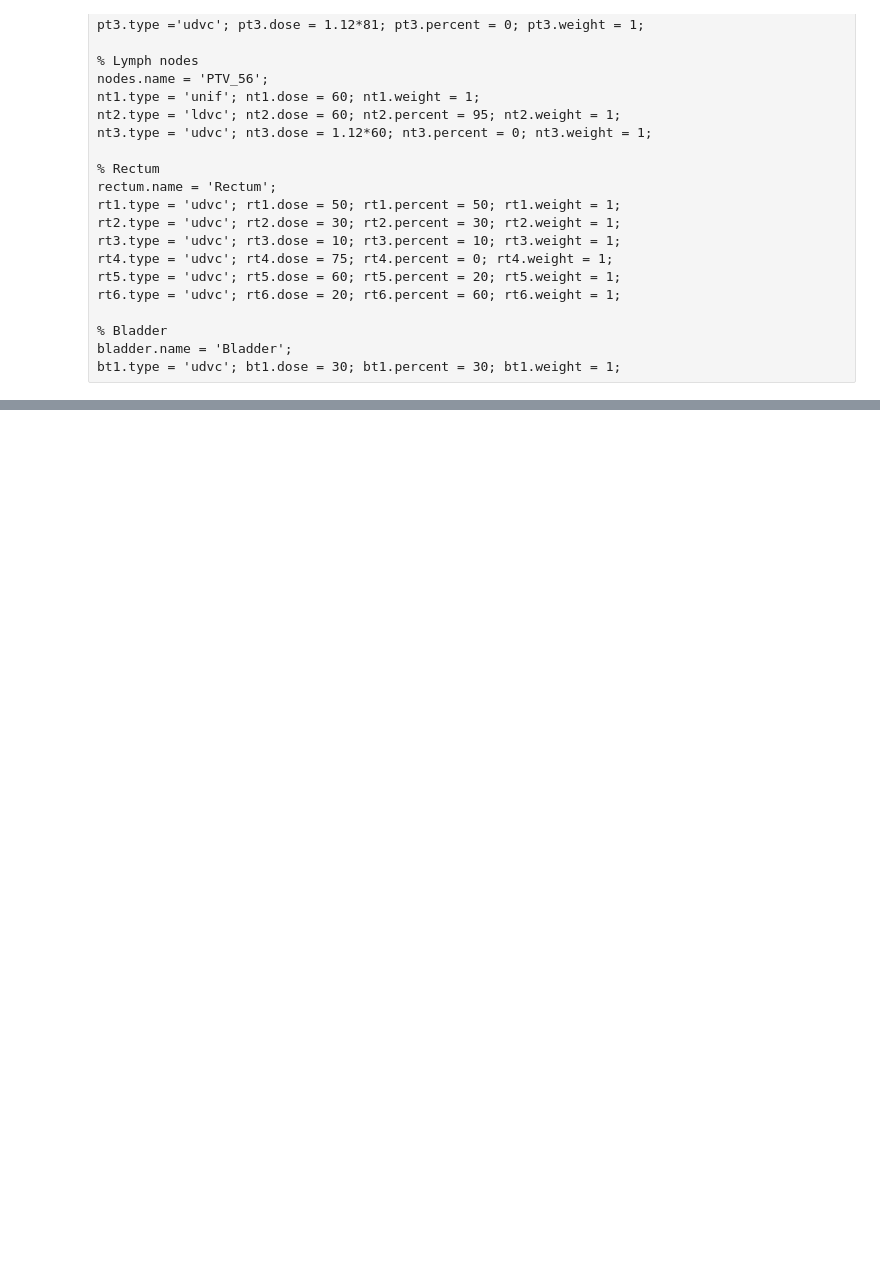
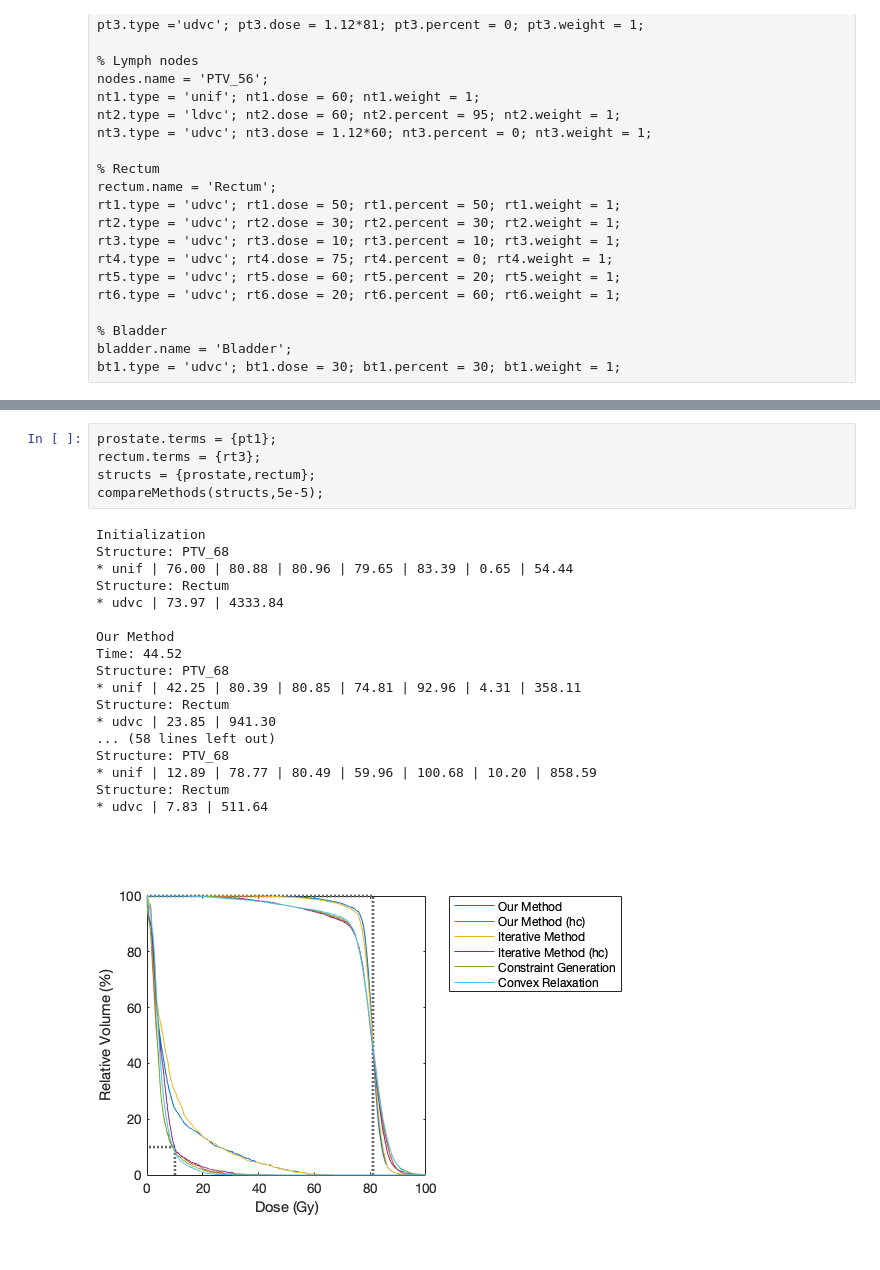
Before and after one commit to kels271828/FluenceMapOpt, a Jupyter notebook: CompareMethods.ipynb, the cells around one changed output, grey strips where cells are left out. Saved outputs shown, nothing was run; the diff lists cells and outputs as text; blank space fills up the shorter version.

```diff
--- a/CompareMethods.ipynb
+++ b/CompareMethods.ipynb
@@ -746,0 +253,24 @@ f5.compareDVH([x5a,x5b,x5c,x5d],{'Our Method','Our Method (hc)','Constraint Gene
+# %%
+prostate.terms = {pt1};
+rectum.terms = {rt3};
+structs = {prostate,rectum};
+compareMethods(structs,5e-5);
+# %% [output]
+Initialization
+Structure: PTV_68
+* unif | 76.00 | 80.88 | 80.96 | 79.65 | 83.39 | 0.65 | 54.44
+Structure: Rectum
+* udvc | 73.97 | 4333.84
+
+Our Method
+Time: 44.52
+Structure: PTV_68
+* unif | 42.25 | 80.39 | 80.85 | 74.81 | 92.96 | 4.31 | 358.11
+Structure: Rectum
+* udvc | 23.85 | 941.30
+... (58 lines left out)
+Structure: PTV_68
+* unif | 12.89 | 78.77 | 80.49 | 59.96 | 100.68 | 10.20 | 858.59
+Structure: Rectum
+* udvc | 7.83 | 511.64
+[figure, added]
```
Also changed, not shown: parts of 77 cells of this notebook, 1 other file.
